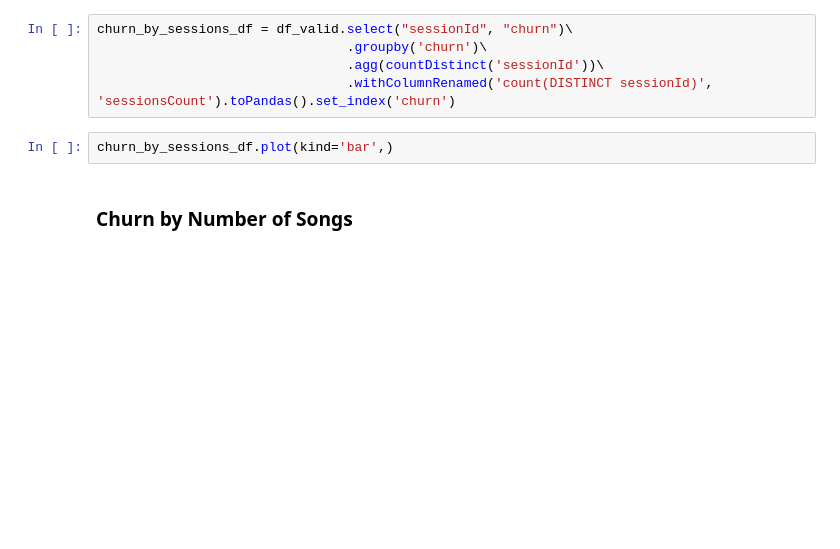
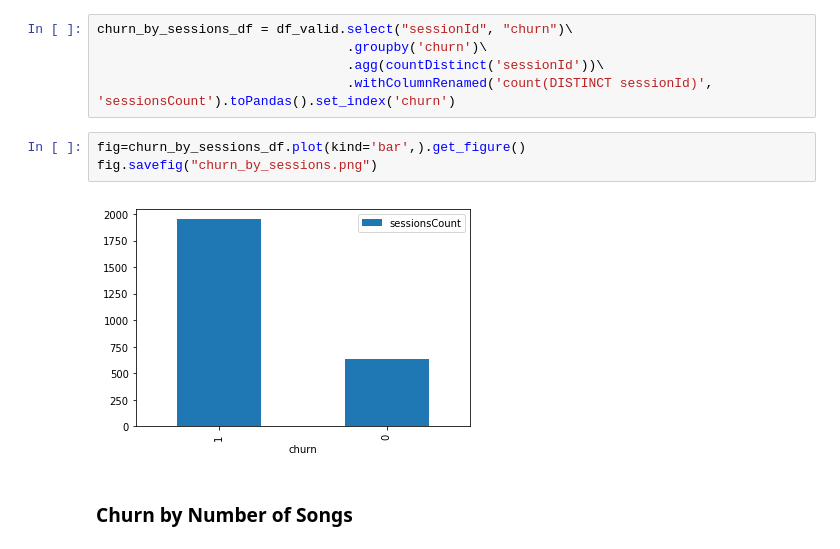
Before and after one commit to katyasa/udacity-nanodegree, a Jupyter notebook: sparkify-project/Sparkify.ipynb, the cells around one changed output. Drawn from its saved outputs; the diff is of its cells as text; blank space fills up the shorter version.

```diff
--- a/sparkify-project/Sparkify.ipynb
+++ b/sparkify-project/Sparkify.ipynb
@@ -188,8 +283,11 @@ churn_by_sessions_df = df_valid.select("sessionId", "churn")\
                                 .groupby('churn')\
                                 .agg(countDistinct('sessionId'))\
                                 .withColumnRenamed('count(DISTINCT sessionId)', 'sessionsCount').toPandas().set_index('churn')
-# %%
-churn_by_sessions_df.plot(kind='bar',)
+# %%
+fig=churn_by_sessions_df.plot(kind='bar',).get_figure()
+fig.savefig("churn_by_sessions.png")
+# %% [output]
+[figure, added]
 # %% [markdown]
 ### Churn by Number of Songs
 # %%
```
Also changed, not shown: parts of 32 cells of this notebook.
